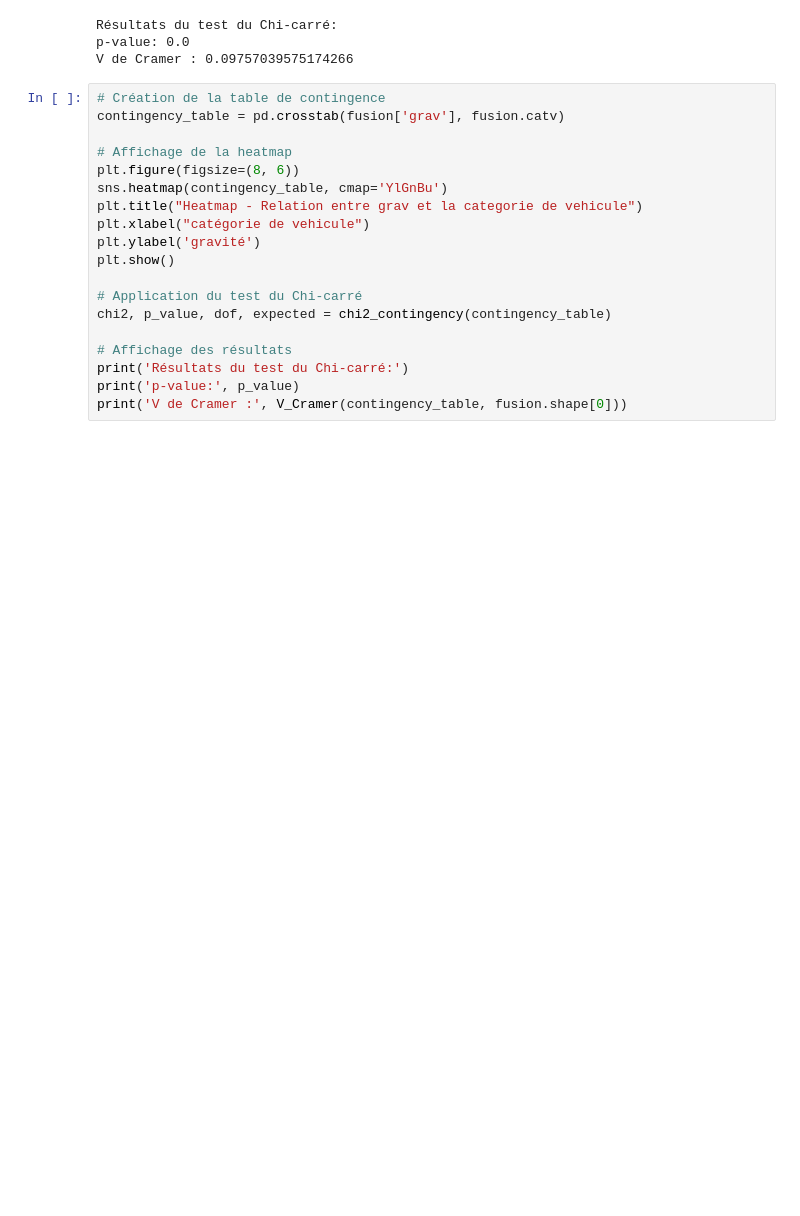
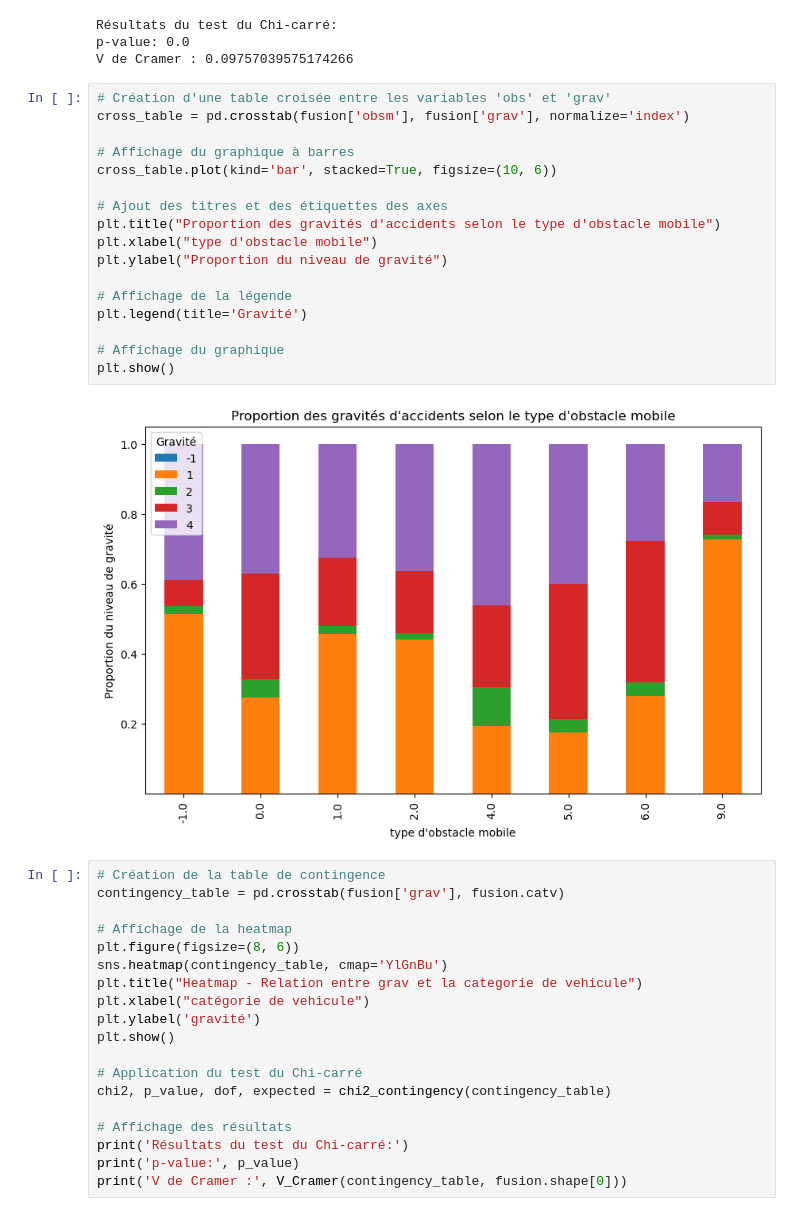
Before and after one commit to DataScientest-Studio/MAR23_CDS_Accidents_Routier-, a Jupyter notebook: notebooks/vehicule_exploration_données.ipynb, the cells around one changed output. Saved outputs shown, nothing was run; the diff lists cells and outputs as text; blank space fills up the shorter version.

```diff
--- a/notebooks/vehicule_exploration_données.ipynb
+++ b/notebooks/vehicule_exploration_données.ipynb
@@ -875,6 +911,25 @@ print('V de Cramer :', V_Cramer(contingency_table, fusion.shape[0]))
 Résultats du test du Chi-carré:
 p-value: 0.0
 V de Cramer : 0.09757039575174266
+# %%
+# Création d'une table croisée entre les variables 'obs' et 'grav'
+cross_table = pd.crosstab(fusion['obsm'], fusion['grav'], normalize='index')
+
+# Affichage du graphique à barres
+cross_table.plot(kind='bar', stacked=True, figsize=(10, 6))
+
+# Ajout des titres et des étiquettes des axes
+plt.title("Proportion des gravités d'accidents selon le type d'obstacle mobile")
+plt.xlabel("type d'obstacle mobile")
+plt.ylabel("Proportion du niveau de gravité")
+
+# Affichage de la légende
+plt.legend(title='Gravité')
+
+# Affichage du graphique
+plt.show()
+# %% [output]
+[figure, added]
 # %%
 # Création de la table de contingence
 contingency_table = pd.crosstab(fusion['grav'], fusion.catv)
```
Also changed, not shown: parts of 11 cells of this notebook.
